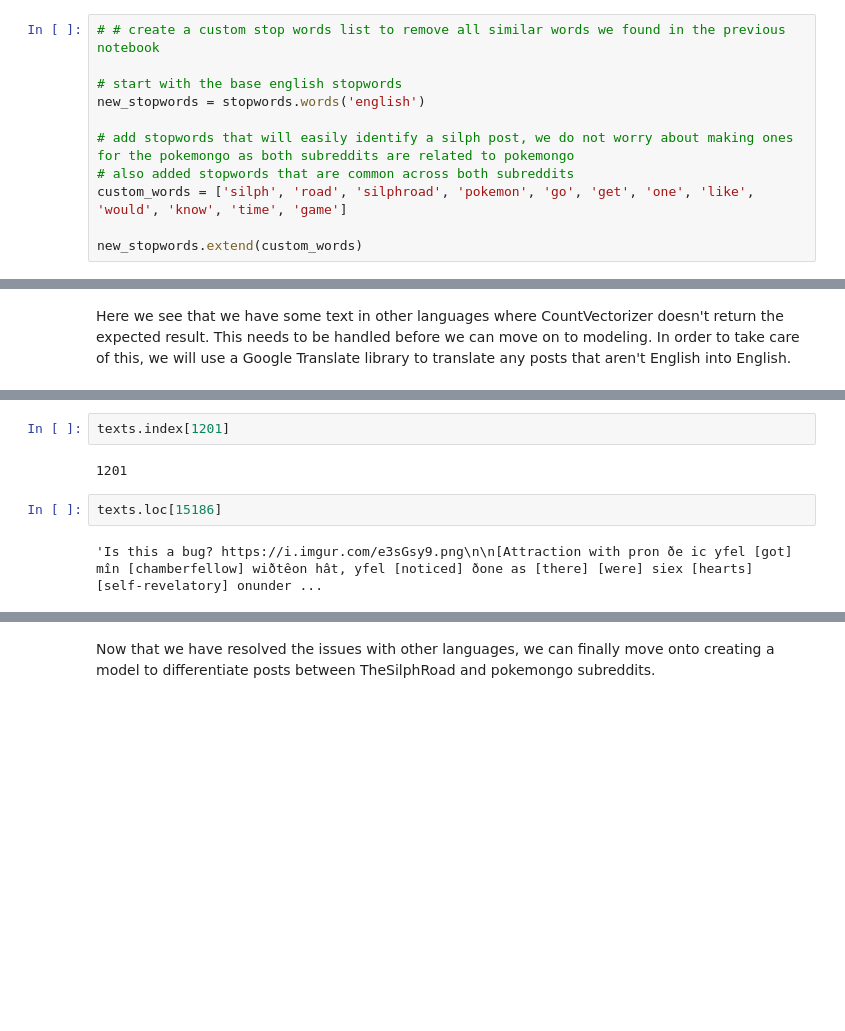
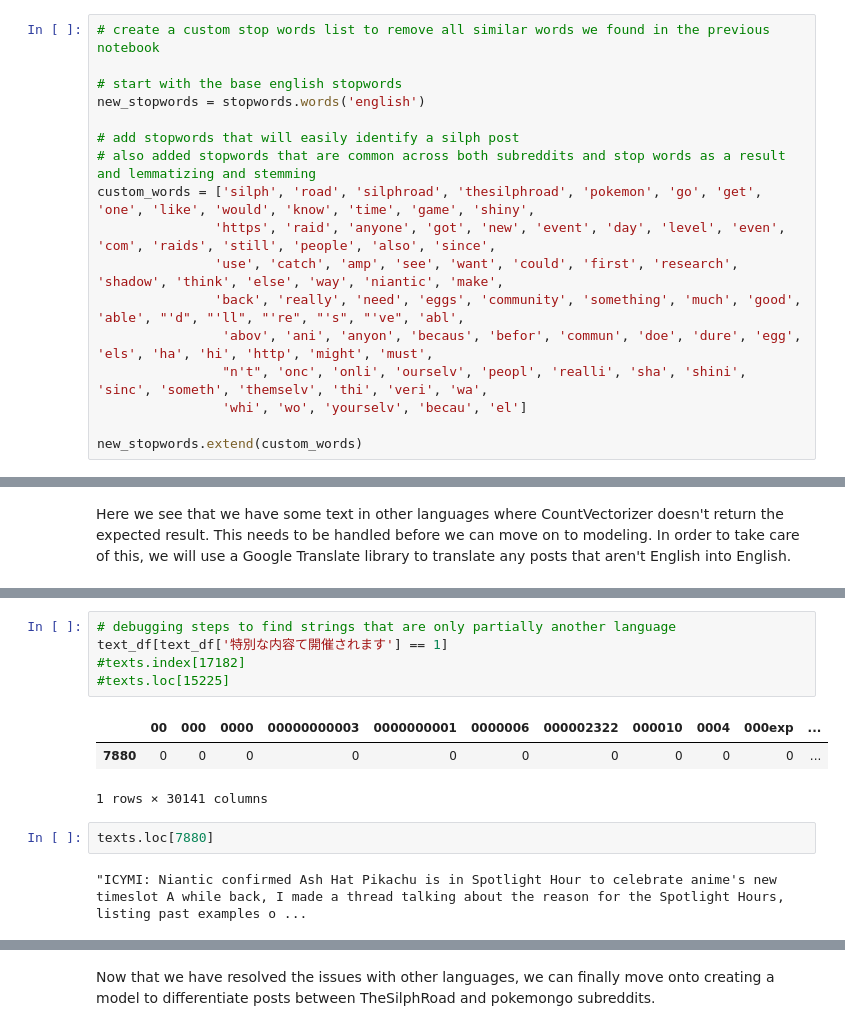
Before and after one commit to jesseptao/silph-v-pogo, a Jupyter notebook: code/03_Preprocessing_and_Modeling.ipynb, the cells around one changed output, grey strips where cells are left out. Cells and saved outputs as stored; diff of their text form; blank space fills up the shorter version.

```diff
--- a/code/03_Preprocessing_and_Modeling.ipynb
+++ b/code/03_Preprocessing_and_Modeling.ipynb
@@ -61,12 +69,18 @@ merged_df.shape
 # %%
-# # create a custom stop words list to remove all similar words we found in the previous notebook
+# create a custom stop words list to remove all similar words we found in the previous notebook
 
 # start with the base english stopwords
 new_stopwords = stopwords.words('english')
 
-# add stopwords that will easily identify a silph post, we do not worry about making ones for the pokemongo as both subreddits are related to pokemongo
-# also added stopwords that are common across both subreddits
-custom_words = ['silph', 'road', 'silphroad', 'pokemon', 'go', 'get', 'one', 'like', 'would', 'know', 'time', 'game']
+# add stopwords that will easily identify a silph post
+# also added stopwords that are common across both subreddits and stop words as a result and lemmatizing and stemming
+custom_words = ['silph', 'road', 'silphroad', 'thesilphroad', 'pokemon', 'go', 'get', 'one', 'like', 'would', 'know', 'time', 'game', 'shiny',
+               'https', 'raid', 'anyone', 'got', 'new', 'event', 'day', 'level', 'even', 'com', 'raids', 'still', 'people', 'also', 'since',
+               'use', 'catch', 'amp', 'see', 'want', 'could', 'first', 'research', 'shadow', 'think', 'else', 'way', 'niantic', 'make',
+               'back', 'really', 'need', 'eggs', 'community', 'something', 'much', 'good', 'able', "'d", "'ll", "'re", "'s", "'ve", 'abl',
+                'abov', 'ani', 'anyon', 'becaus', 'befor', 'commun', 'doe', 'dure', 'egg', 'els', 'ha', 'hi', 'http', 'might', 'must',
+                "n't", 'onc', 'onli', 'ourselv', 'peopl', 'realli', 'sha', 'shini', 'sinc', 'someth', 'themselv', 'thi', 'veri', 'wa',
+                'whi', 'wo', 'yourselv', 'becau', 'el']
 
 new_stopwords.extend(custom_words)
 # %%
@@ -125,10 +135,15 @@ text_df[text_df['ðætte'] == 1]
-# %%
-texts.index[1201]
-# %% [output]
-1201
+# %%
+# debugging steps to find strings that are only partially another language
+text_df[text_df['特別な内容て開催されます'] == 1]
+#texts.index[17182]
+#texts.loc[15225]
+# %% [output]
+|  | 00 | 000 | 0000 | 00000000003 | 0000000001 | 0000006 | 000002322 | 000010 | 0004 | 000exp | ... |
+| 7880 | 0 | 0 | 0 | 0 | 0 | 0 | 0 | 0 | 0 | 0 | ... |
+1 rows × 30141 columns
 # %%
-texts.loc[15186]
+texts.loc[7880]
 # %% [output]
-'Is this a bug? https://i.imgur.com/e3sGsy9.png\n\n[Attraction with pron ðe ic yfel [got] mîn [chamberfellow] wiðtêon hât, yfel [noticed] ðone as [there] [were] siex [hearts] [self-revelatory] onunder ...
+"ICYMI: Niantic confirmed Ash Hat Pikachu is in Spotlight Hour to celebrate anime's new timeslot A while back, I made a thread talking about the reason for the Spotlight Hours, listing past examples o ...
 # %%
 # as the translation library only translates when the majority of text is another language, we need to do a few manually
```
Also changed, not shown: parts of 15 cells of this notebook, 9 other files.
